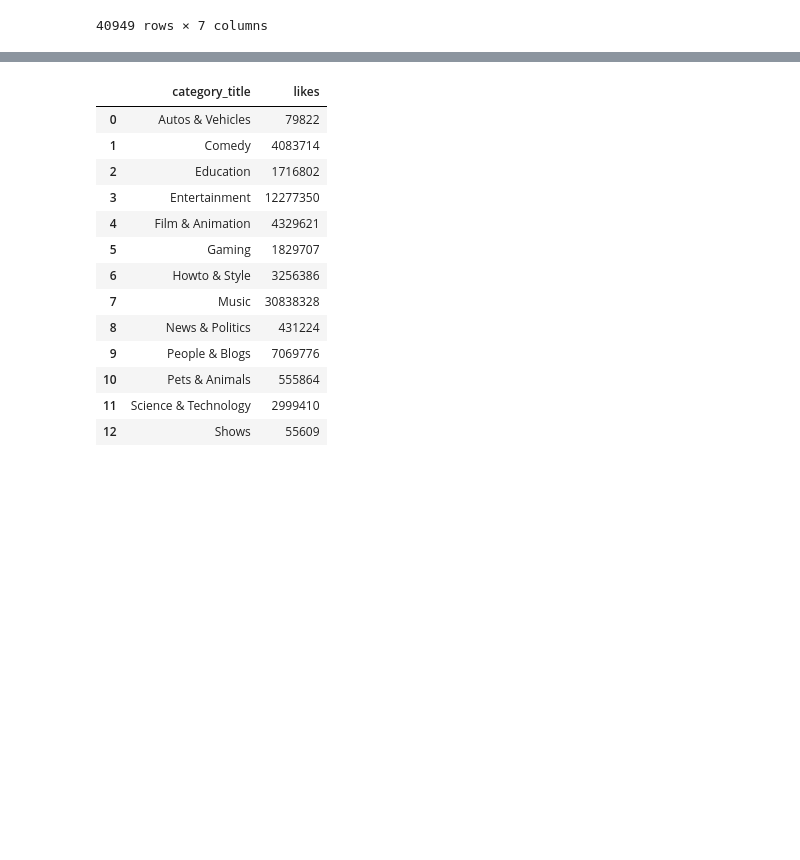
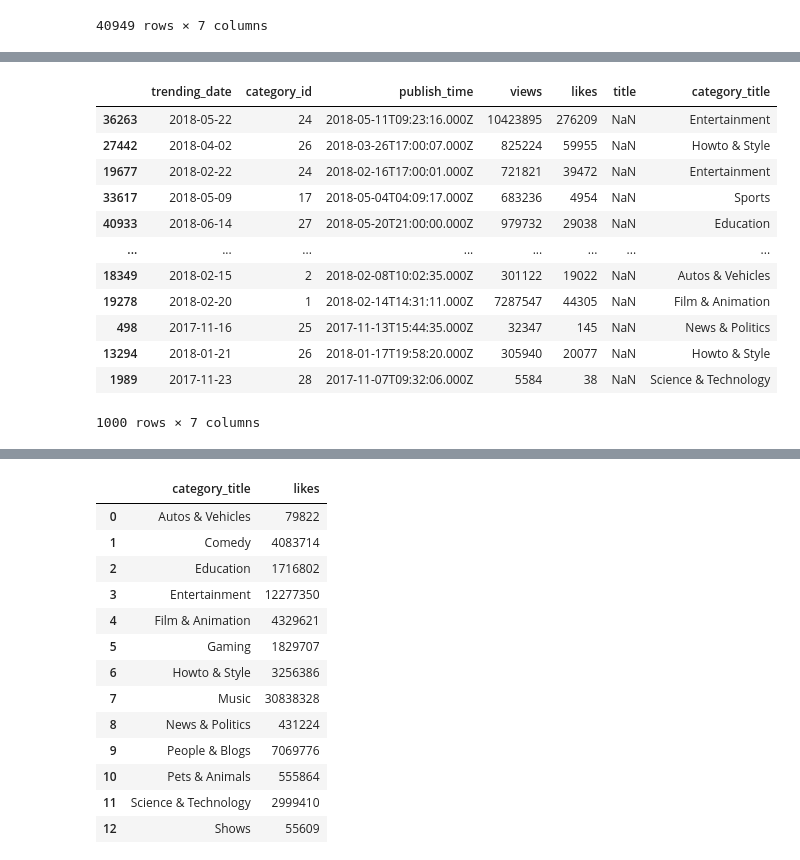
Before and after one commit to DarGo17/youtube, a Jupyter notebook: YouTube Assignmnet.ipynb, the cells around one changed output, grey strips where cells are left out. Drawn from its saved outputs; the diff is of its cells as text; code cells hidden in the pictures; blank space fills up the shorter version.

Commit message:
dates

```diff
--- a/YouTube Assignmnet.ipynb
+++ b/YouTube Assignmnet.ipynb
@@ -235,2 +236,18 @@ plt.show()
+# %%
+smaller_df
+# %% [output]
+|  | trending_date | category_id | publish_time | views | likes | title | category_title |
+| 36263 | 2018-05-22 | 24 | 2018-05-11T09:23:16.000Z | 10423895 | 276209 | NaN | Entertainment |
+| 27442 | 2018-04-02 | 26 | 2018-03-26T17:00:07.000Z | 825224 | 59955 | NaN | Howto & Style |
+| 19677 | 2018-02-22 | 24 | 2018-02-16T17:00:01.000Z | 721821 | 39472 | NaN | Entertainment |
+| 33617 | 2018-05-09 | 17 | 2018-05-04T04:09:17.000Z | 683236 | 4954 | NaN | Sports |
+| 40933 | 2018-06-14 | 27 | 2018-05-20T21:00:00.000Z | 979732 | 29038 | NaN | Education |
+| ... | ... | ... | ... | ... | ... | ... | ... |
+| 18349 | 2018-02-15 | 2 | 2018-02-08T10:02:35.000Z | 301122 | 19022 | NaN | Autos & Vehicles |
+| 19278 | 2018-02-20 | 1 | 2018-02-14T14:31:11.000Z | 7287547 | 44305 | NaN | Film & Animation |
+| 498 | 2017-11-16 | 25 | 2017-11-13T15:44:35.000Z | 32347 | 145 | NaN | News & Politics |
+| 13294 | 2018-01-21 | 26 | 2018-01-17T19:58:20.000Z | 305940 | 20077 | NaN | Howto & Style |
+| 1989 | 2017-11-23 | 28 | 2017-11-07T09:32:06.000Z | 5584 | 38 | NaN | Science & Technology |
+1000 rows × 7 columns
 # %%
 smaller_df["trending_date"]= pd.to_datetime(smaller_df["trending_date"], format="%y.%d.%m")
```
Also changed, not shown: parts of 6 cells of this notebook.
